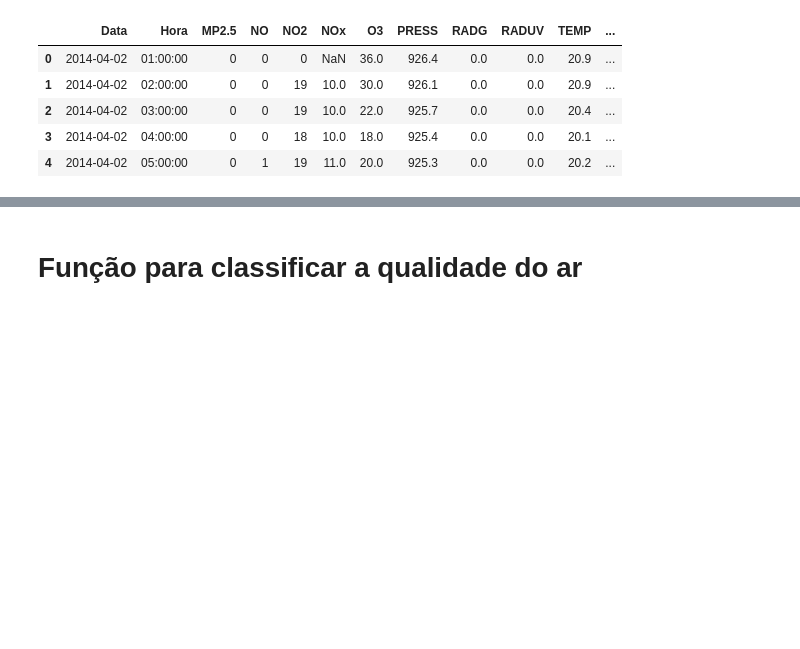
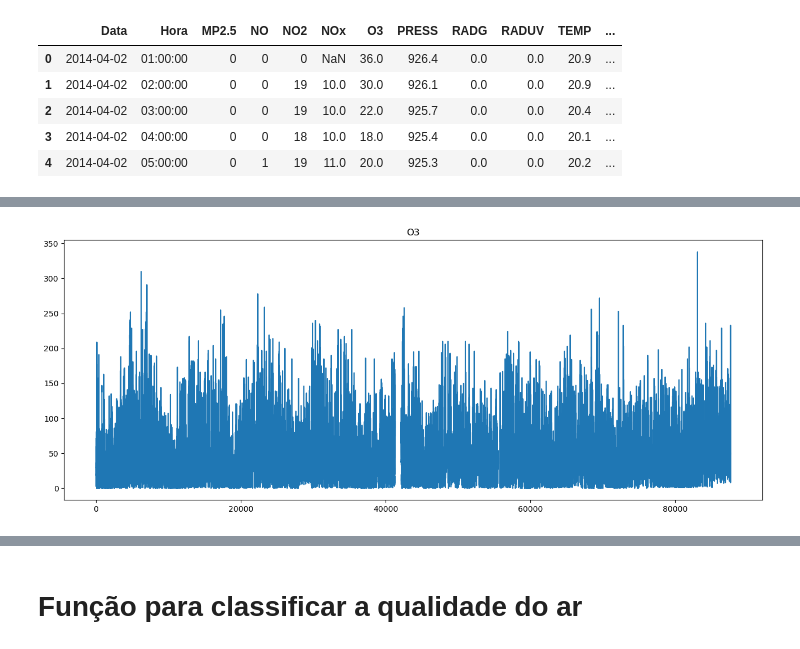
Before and after one commit to kellygaioni/ds_by_kelly, a Jupyter notebook: dados_cetesb.ipynb, the cells around one changed output, grey strips where cells are left out. Saved outputs shown, nothing was run; the diff lists cells and outputs as text; code cells hidden in the pictures; blank space fills up the shorter version.

```diff
--- a/dados_cetesb.ipynb
+++ b/dados_cetesb.ipynb
@@ -80,0 +147,8 @@ memory usage: 10.7+ MB
+# %%
+# plotar gráfico de linha O3, tendo a data como referência no eixo X
+plt.figure(figsize=(16,6))
+df['O3'].plot()
+plt.title('O3')
+plt.show()
+# %% [output]
+[figure, added]
```
Also changed, not shown: parts of 12 cells of this notebook.
